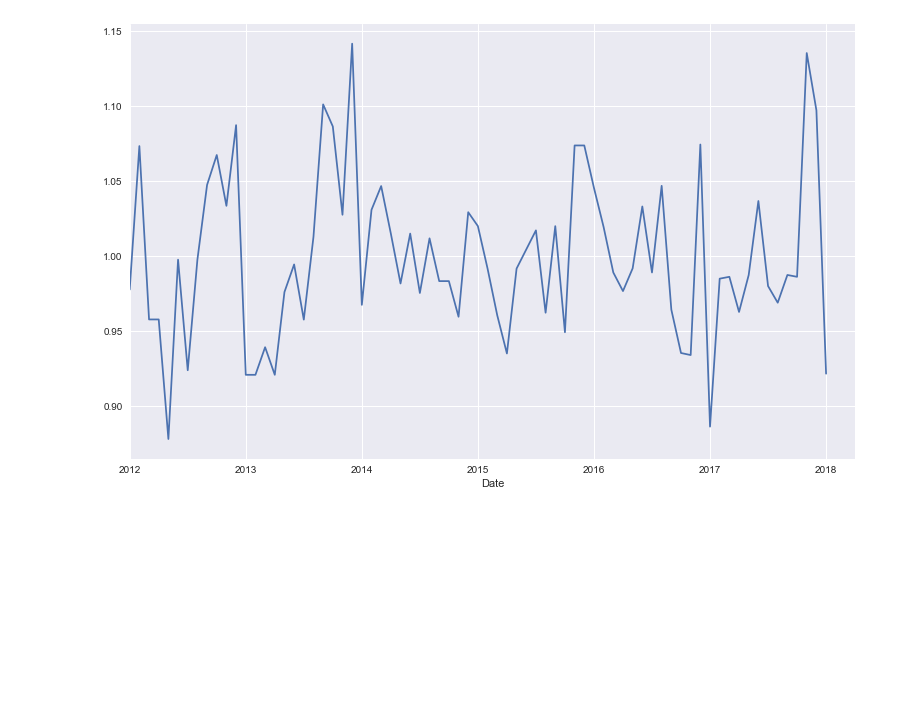
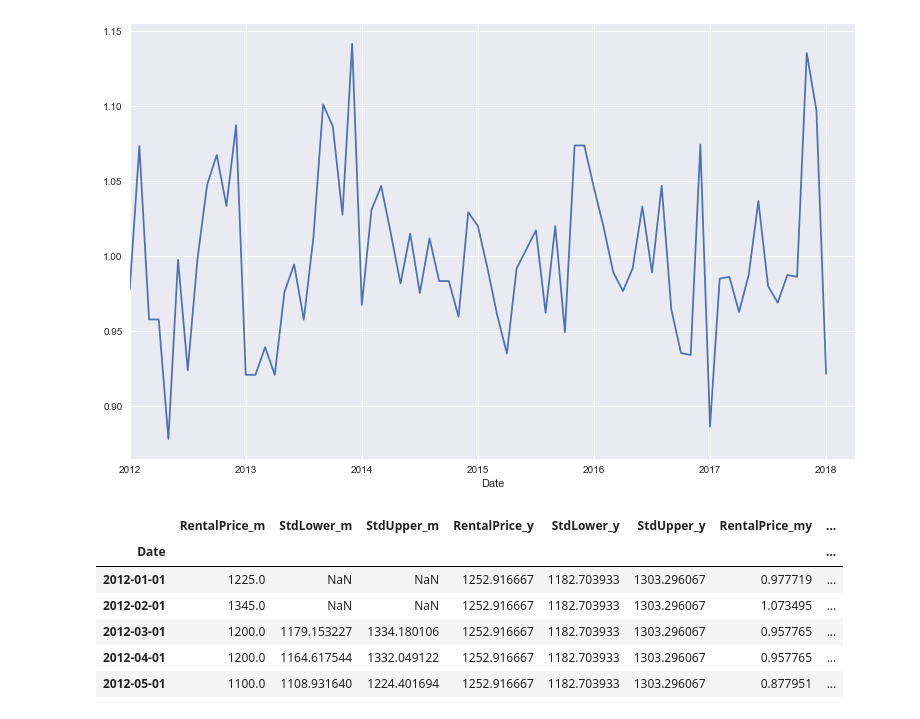
Before and after one commit to MichaelNormandyGavin/Zillow-Apartments, a Jupyter notebook: zillow_eda.ipynb, the cells around one changed output. Cells and saved outputs as stored; diff of their text form; code cells hidden in the pictures; blank space fills up the shorter version.

```diff
--- a/zillow_eda.ipynb
+++ b/zillow_eda.ipynb
@@ -266,0 +279,10 @@ plt.show()
+# %%
+seasonal_df.head()
+# %% [output]
+|  | RentalPrice_m | StdLower_m | StdUpper_m | RentalPrice_y | StdLower_y | StdUpper_y | RentalPrice_my | ... |
+| Date |  |  |  |  |  |  |  | ... |
+| 2012-01-01 | 1225.0 | NaN | NaN | 1252.916667 | 1182.703933 | 1303.296067 | 0.977719 | ... |
+| 2012-02-01 | 1345.0 | NaN | NaN | 1252.916667 | 1182.703933 | 1303.296067 | 1.073495 | ... |
+| 2012-03-01 | 1200.0 | 1179.153227 | 1334.180106 | 1252.916667 | 1182.703933 | 1303.296067 | 0.957765 | ... |
+| 2012-04-01 | 1200.0 | 1164.617544 | 1332.049122 | 1252.916667 | 1182.703933 | 1303.296067 | 0.957765 | ... |
+| 2012-05-01 | 1100.0 | 1108.931640 | 1224.401694 | 1252.916667 | 1182.703933 | 1303.296067 | 0.877951 | ... |
```
Also changed, not shown: parts of 12 cells of this notebook.
